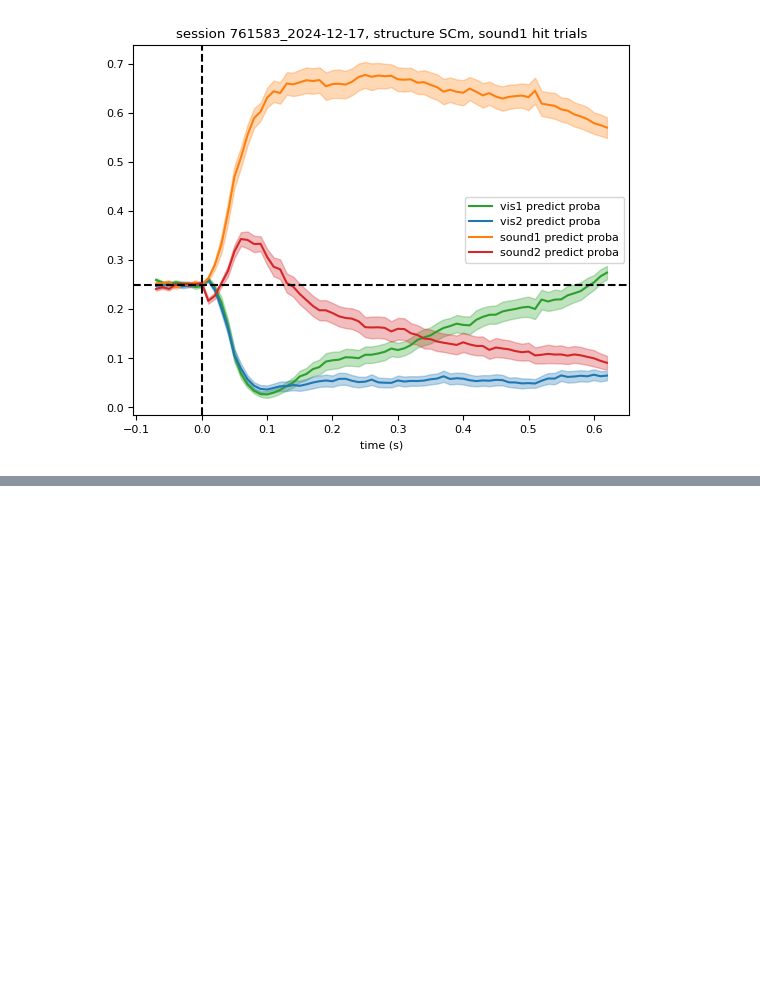
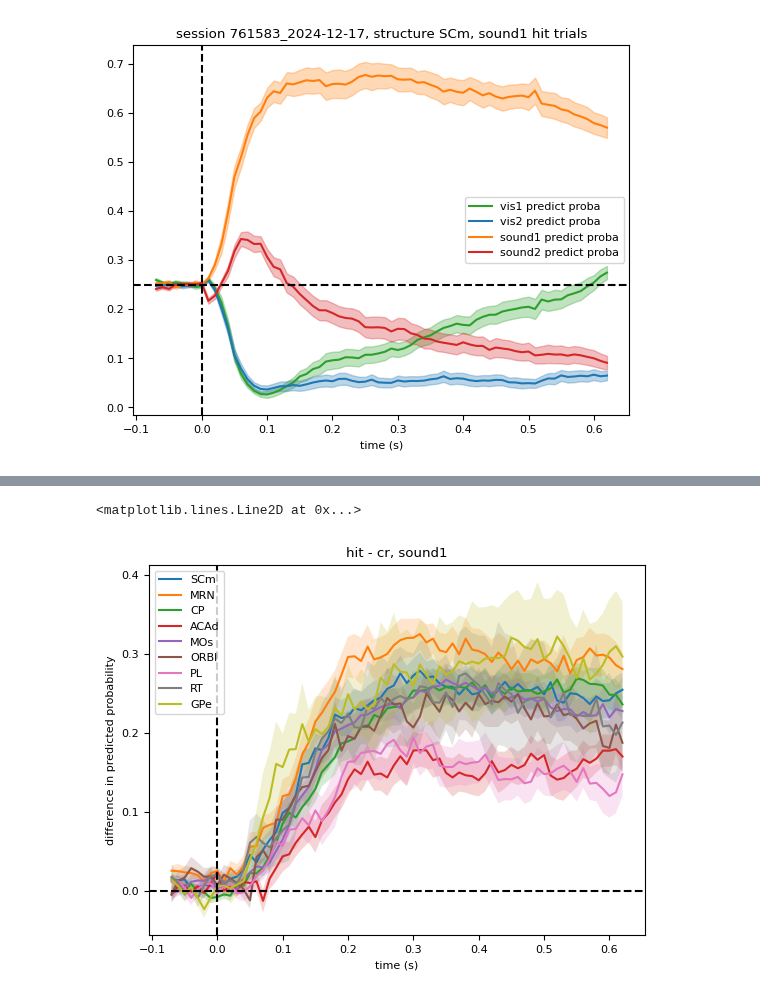
Before and after one commit to AllenInstitute/dynamic_routing_analysis, a Jupyter notebook: notebooks/plot_multiclass_stimulus_decoder_results.ipynb, the cells around one changed output, grey strips where cells are left out. Cells and saved outputs as stored; diff of their text form; code cells hidden in the pictures; blank space fills up the shorter version.

```diff
--- a/notebooks/plot_multiclass_stimulus_decoder_results.ipynb
+++ b/notebooks/plot_multiclass_stimulus_decoder_results.ipynb
@@ -573,0 +641,34 @@ ax.legend()
+# %%
+#hit-cr, maybe more trials, less noisy?
+
+structure_list=['SCm','MRN','CP','ACAd','MOs','ORBl','PL','RT','GPe']
+sel_stimulus='sound1'
+
+fig,ax=plt.subplots(1,1)
+
+timestamps=trial_type_table_df['bin_centers'].iloc[0].round(3)+0.025
+
+for sel_structure in structure_list:
+
+    if sel_stimulus=='vis1':
+        cr_values=np.vstack(trial_type_table_df.query('structure==@sel_structure and stim_name=="vis1" and is_response==False and is_vis_rewarded==False')['predict_proba_vis1'].values)
+        hit_values=np.vstack(trial_type_table_df.query('structure==@sel_structure and stim_name=="vis1" and is_response==True and is_vis_rewarded==True')['predict_proba_vis1'].values)
+    elif sel_stimulus=='sound1':
+        cr_values=np.vstack(trial_type_table_df.query('structure==@sel_structure and stim_name=="sound1" and is_response==False and is_vis_rewarded==True')['predict_proba_sound1'].values)
+        hit_values=np.vstack(trial_type_table_df.query('structure==@sel_structure and stim_name=="sound1" and is_response==True and is_vis_rewarded==False')['predict_proba_sound1'].values)
+
+    hit_cr_mean=np.nanmean(hit_values - cr_values, axis=0)
+    hit_cr_sem=stats.sem(hit_values - cr_values, axis=0, nan_policy='omit')
+
+    ax.plot(timestamps, hit_cr_mean, label=f'{sel_structure}')
+    ax.fill_between(timestamps, hit_cr_mean - hit_cr_sem, hit_cr_mean + hit_cr_sem, alpha=0.2)
+
+ax.set_xlabel('time (s)')
+ax.set_ylabel('difference in predicted probability')
+ax.set_title(f'hit - cr, {sel_stimulus}')
+ax.legend()
+ax.axhline(0, color='k', linestyle='--')
+ax.axvline(0, color='k', linestyle='--')
+# %% [output]
+<matplotlib.lines.Line2D at 0x...>
+[figure, added]
```
Also changed, not shown: parts of 3 cells of this notebook, 4 other files.
